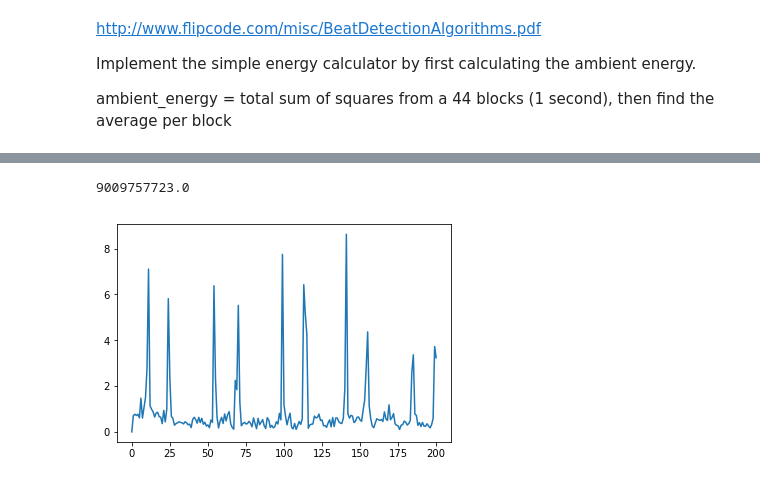
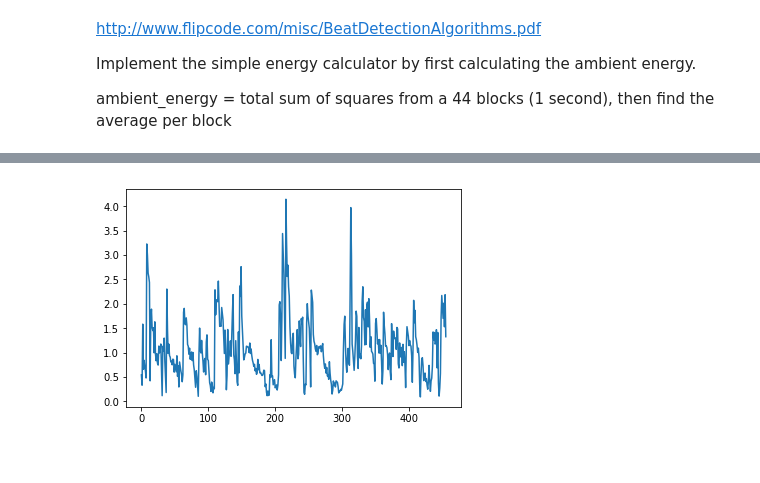
Before and after one commit to lkang/musichackday_1a, a Jupyter notebook: notebooks/audiographs.ipynb, the cells around one changed output, grey strips where cells are left out. Drawn from its saved outputs; the diff is of its cells as text; code cells hidden in the pictures.

```diff
--- a/notebooks/audiographs.ipynb
+++ b/notebooks/audiographs.ipynb
@@ -15,12 +19,12 @@ rate, data = wavfile.read('/Users/lkang/Downloads/gangsta.wav') #youtube coolio
 # %%
 # Skip the song intro
-data_start = 200000
+data_start = int(3*data_length/4)
 # A 1024 sample could be a beat.
 beat_sample_size = 1024
 # ambient energy is calculated from 1 second of the song
 ambient_data_size = 44*beat_sample_size
 # lets check this beat samples
-samples = 200
+samples = 500
 
 #lets see some random audio data in the song...
 plt.subplot(2,1,1)
@@ -37,6 +42,0 @@ data = data.astype('float')
-# %%
-
-def total_energy(data):
-    sq = np.square(data)
-    sum_sq = np.sum(sq)
-    return sum_sq
@@ -61,4 +72,13 @@ print(ambient_energy)
 # %%
 # A 1024 sample could be a beat. Test calculation of the energy
+beat_energy = total_energy(data[data_start:(data_start+beat_sample_size), 0])
+print(beat_energy)
 
-beat_energy = total_energy(data[data_start:(data_start+beat_sample_size), 0])
+# imaginary
+# beat_energy = total_energy(idata[data_start:(data_start+beat_sample_size)])
+# print(beat_energy)
+# (-6295548739+9158860698j)  #this looks negative...
+
+ambient_array = np.ones(44)
+ambient_array = np.full(44, beat_energy)
+print(ambient_array)
@@ -65,19 +98,14 @@ beat_energy = total_energy(data[data_start:(data_start+beat_sample_size), 0])
-# %%
-print(beat_energy)
-# %% [output]
-9009757723.0
 # %%
-sample_range = range(samples)
-
-beats = np.zeros(1)
-
-for sample in sample_range:
+beats = np.ndarray(0)
+for sample in range(samples):
     sample_start = data_start + sample * beat_sample_size
     beat_energy = total_energy(data[sample_start:(sample_start+beat_sample_size), 0])
-    beat_ratio = beat_energy / (ambient_energy/44)
+    beat_ratio = energy_ratio(beat_energy, ambient_array)
     beats = np.append(beats, beat_ratio)
+    ambient_array = np.append(ambient_array[1:], beat_energy)
+#     print(ambient_array)
 # %%
-plt.plot(beats)
+plt.plot(beats[44:])
 plt.show()
 # %% [output]
-[figure, old version]
+[figure, new version]
```
Also changed, not shown: parts of 8 cells of this notebook.
